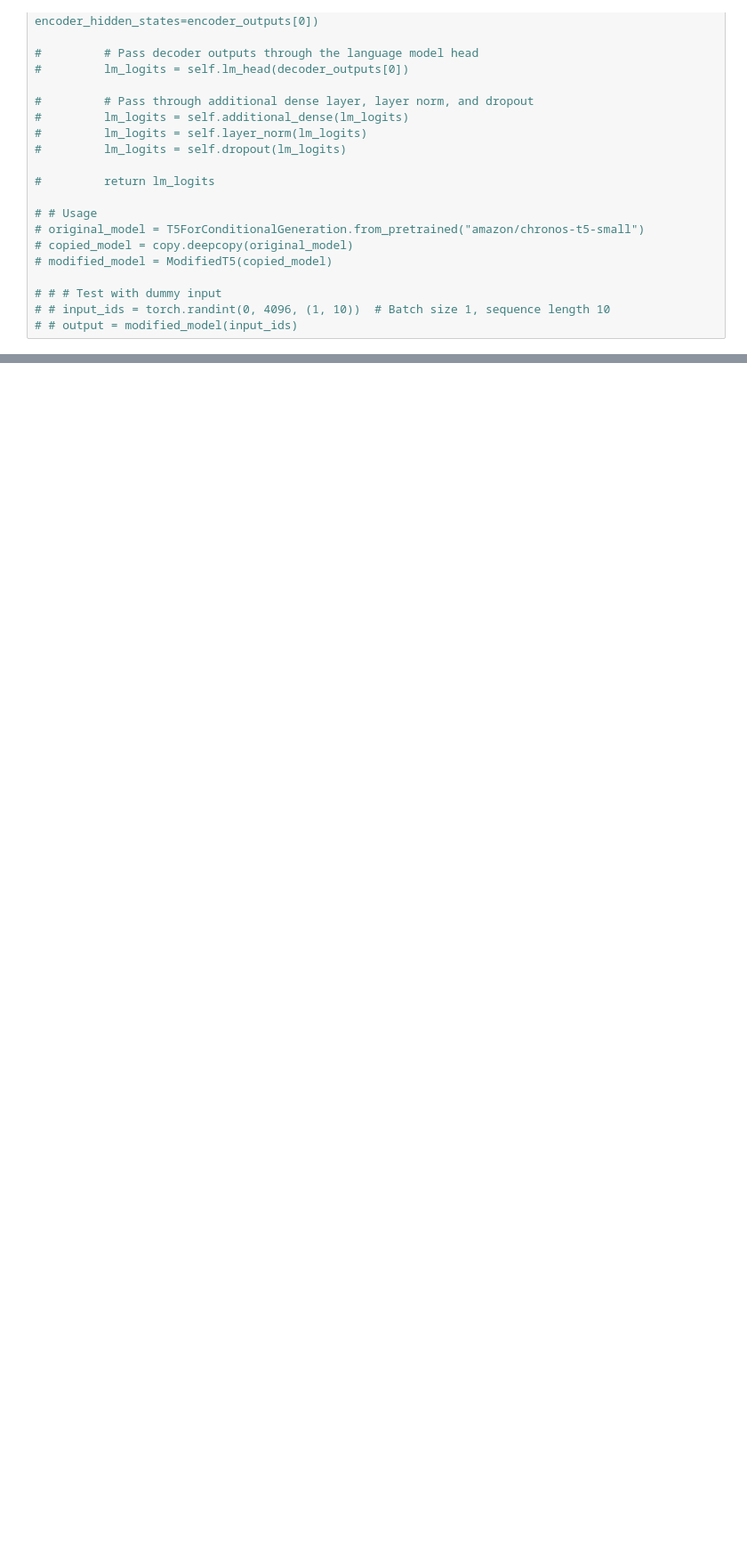
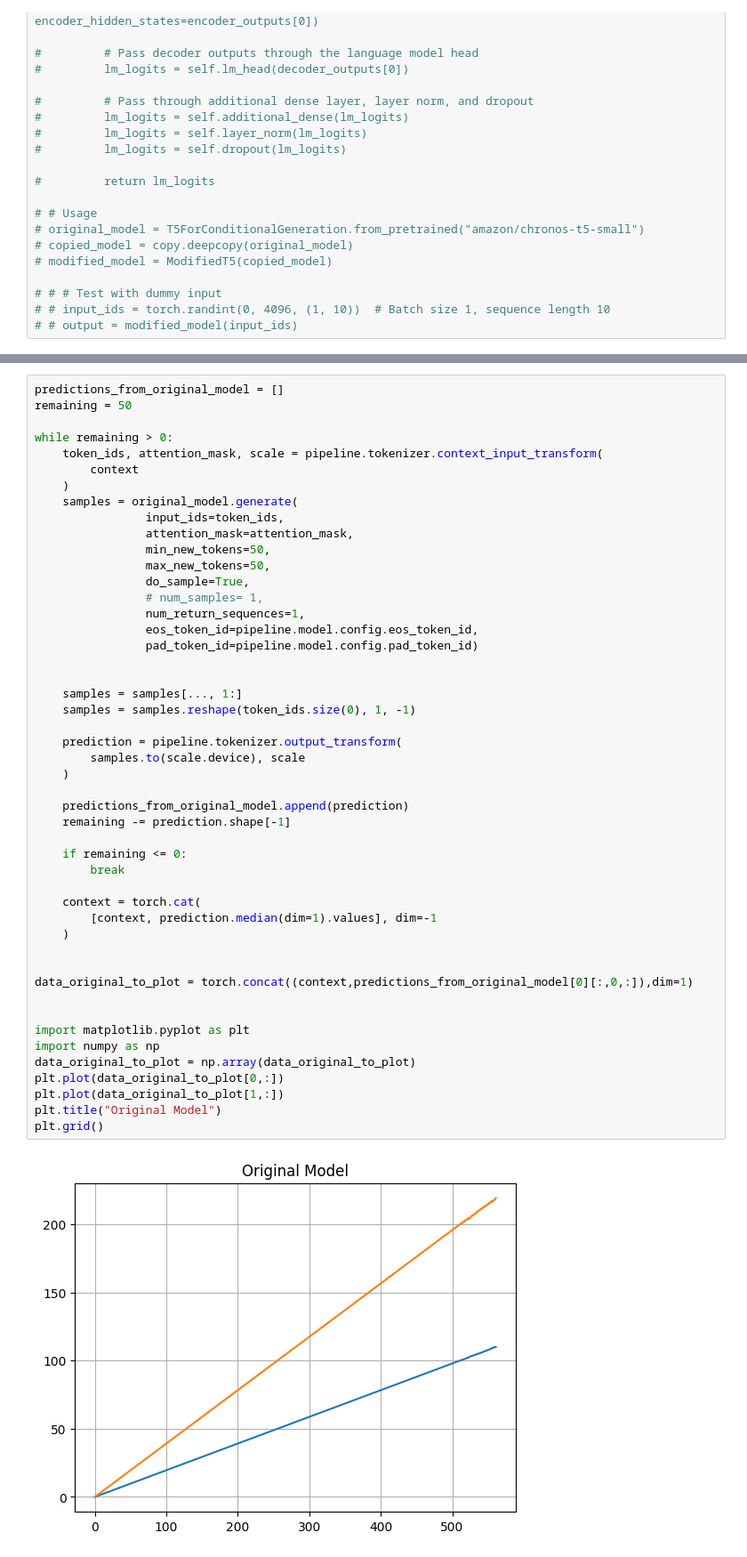
Before and after one commit to amir-elahi/chronos-forecasting, a Jupyter notebook: modelStruct.ipynb, the cells around one changed output, grey strips where cells are left out. Shown: that part at 89% size. Cells and saved outputs as stored; diff of their text form; blank space fills up the shorter version.

```diff
--- a/modelStruct.ipynb
+++ b/modelStruct.ipynb
@@ -217 +217,51 @@ token_ids = token_ids[:, :-1]
+# %%
+predictions_from_original_model = []
+remaining = 50
+
+while remaining > 0:
+    token_ids, attention_mask, scale = pipeline.tokenizer.context_input_transform(
+        context
+    )
+    samples = original_model.generate(
+                input_ids=token_ids,
+                attention_mask=attention_mask,
+                min_new_tokens=50,
+                max_new_tokens=50,
+                do_sample=True,
+                # num_samples= 1,
+                num_return_sequences=1,
+                eos_token_id=pipeline.model.config.eos_token_id,
+                pad_token_id=pipeline.model.config.pad_token_id)
+
+
+    samples = samples[..., 1:]
+    samples = samples.reshape(token_ids.size(0), 1, -1)
+
+    prediction = pipeline.tokenizer.output_transform(
+        samples.to(scale.device), scale
+    )
+
+    predictions_from_original_model.append(prediction)
+    remaining -= prediction.shape[-1]
+
+    if remaining <= 0:
+        break
+
+    context = torch.cat(
+        [context, prediction.median(dim=1).values], dim=-1
+    )
+
+
+data_original_to_plot = torch.concat((context,predictions_from_original_model[0][:,0,:]),dim=1)
+
+
+import matplotlib.pyplot as plt
+import numpy as np
+data_original_to_plot = np.array(data_original_to_plot)
+plt.plot(data_original_to_plot[0,:])
+plt.plot(data_original_to_plot[1,:])
+plt.title("Original Model")
+plt.grid()
+# %% [output]
+[figure, added]
 # %%
```
Also changed, not shown: parts of 13 cells of this notebook.
